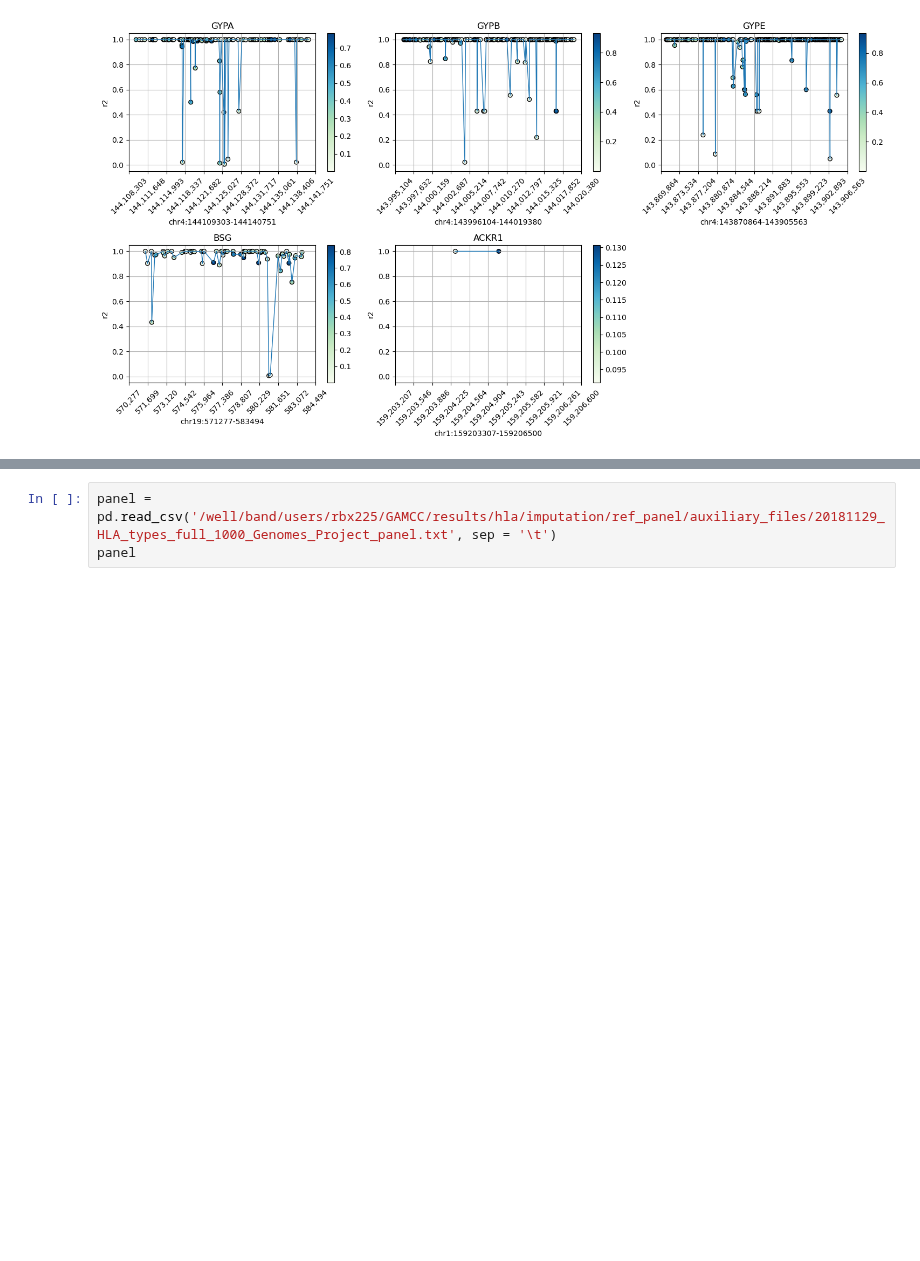
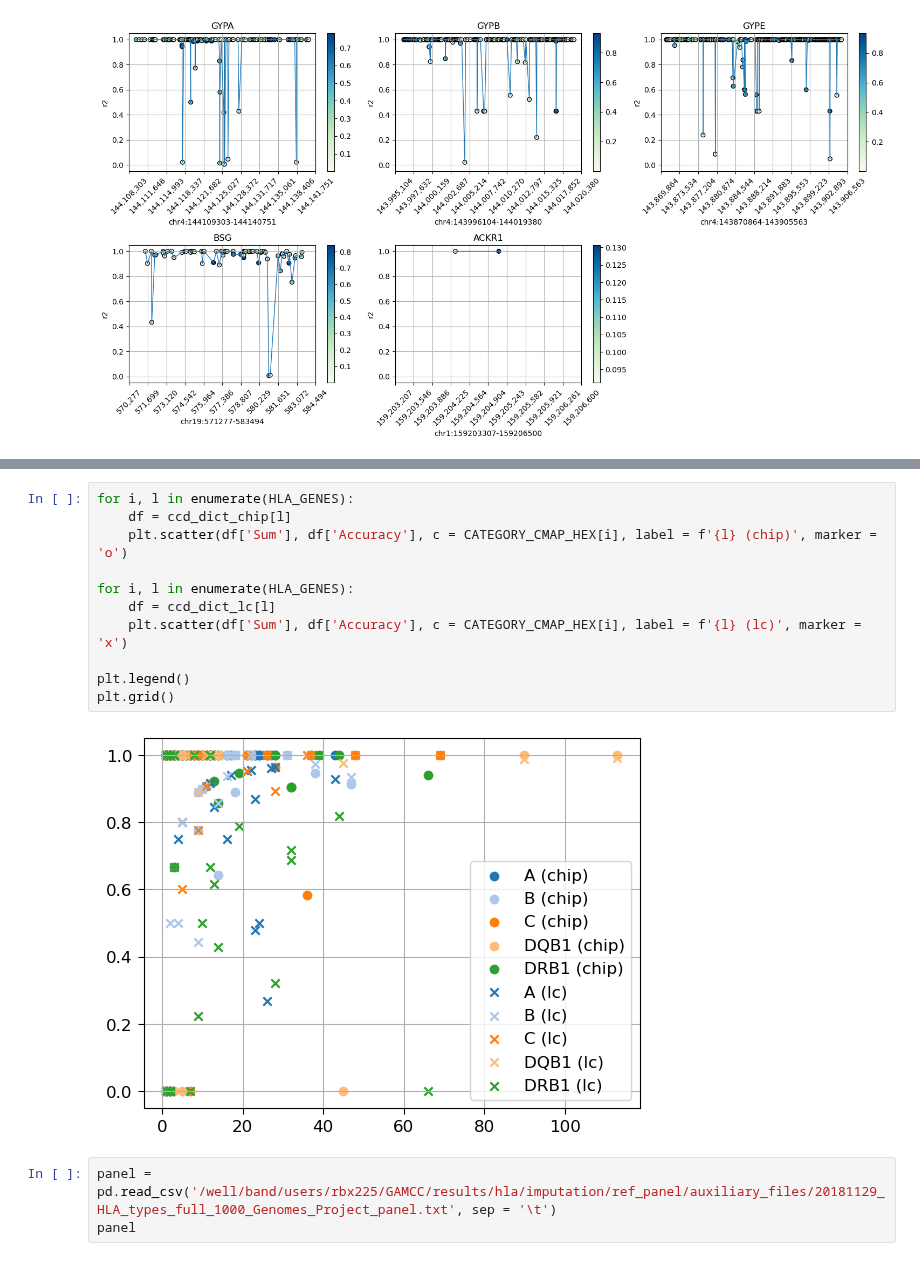
Before and after one commit to Suuuuuuuus/LCWGS_pipeline, a Jupyter notebook: scripts/notebooks/lcwgs_tmp.ipynb, the cells around one changed output, grey strips where cells are left out. Saved outputs shown, nothing was run; the diff lists cells and outputs as text; blank space fills up the shorter version.

```diff
--- a/scripts/notebooks/lcwgs_tmp.ipynb
+++ b/scripts/notebooks/lcwgs_tmp.ipynb
@@ -117,3 +393,16 @@ plt.show()
+# %%
+for i, l in enumerate(HLA_GENES):
+    df = ccd_dict_chip[l]
+    plt.scatter(df['Sum'], df['Accuracy'], c = CATEGORY_CMAP_HEX[i], label = f'{l} (chip)', marker = 'o')
+
+for i, l in enumerate(HLA_GENES):
+    df = ccd_dict_lc[l]
+    plt.scatter(df['Sum'], df['Accuracy'], c = CATEGORY_CMAP_HEX[i], label = f'{l} (lc)', marker = 'x')
+
+plt.legend()
+plt.grid()
+# %% [output]
+[figure, added]
 # %%
 panel = pd.read_csv('/well/band/users/rbx225/GAMCC/results/hla/imputation/ref_panel/auxiliary_files/20181129_HLA_types_full_1000_Genomes_Project_panel.txt', sep = '\t')
 panel
```
Also changed, not shown: parts of 22 cells of this notebook.
